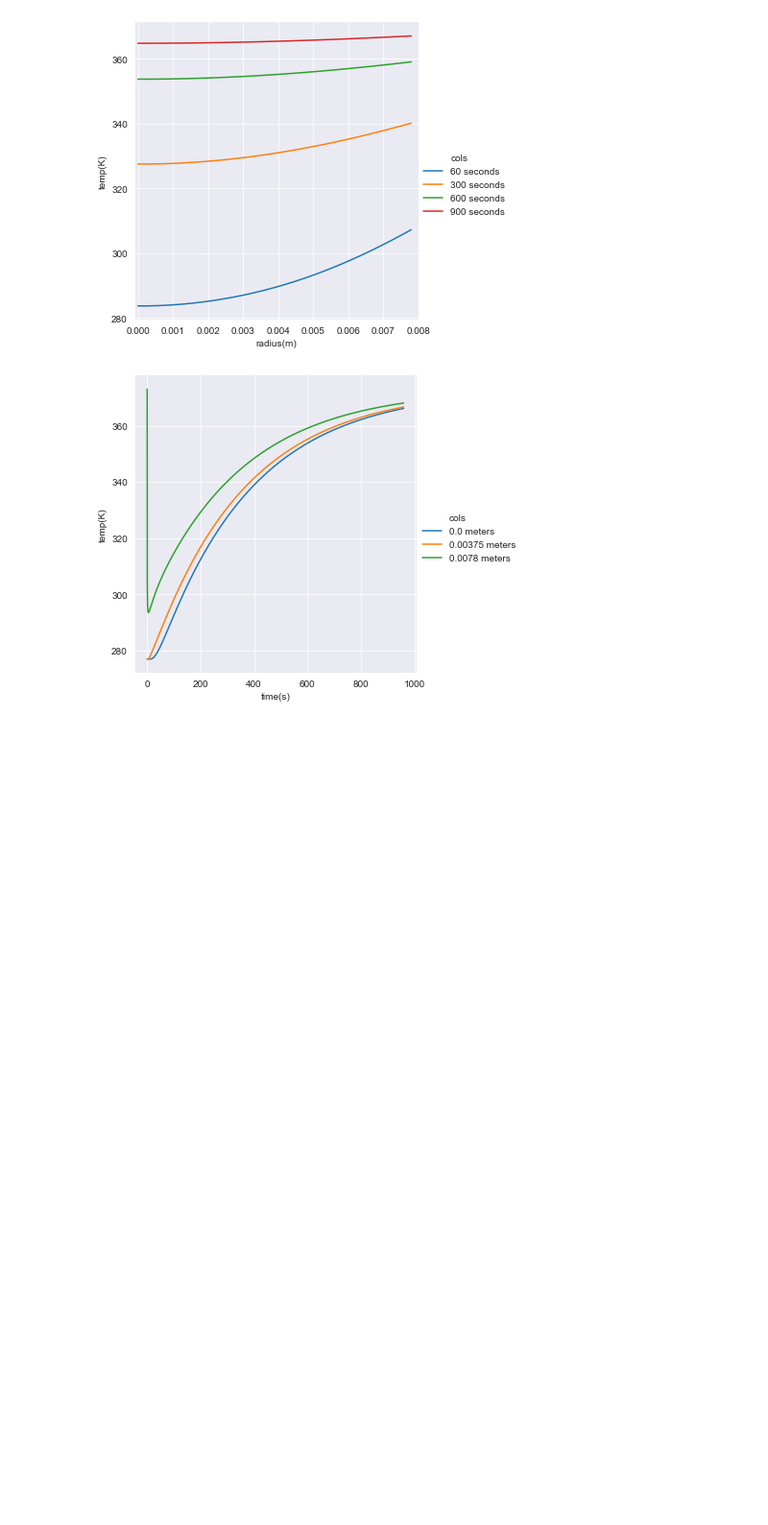
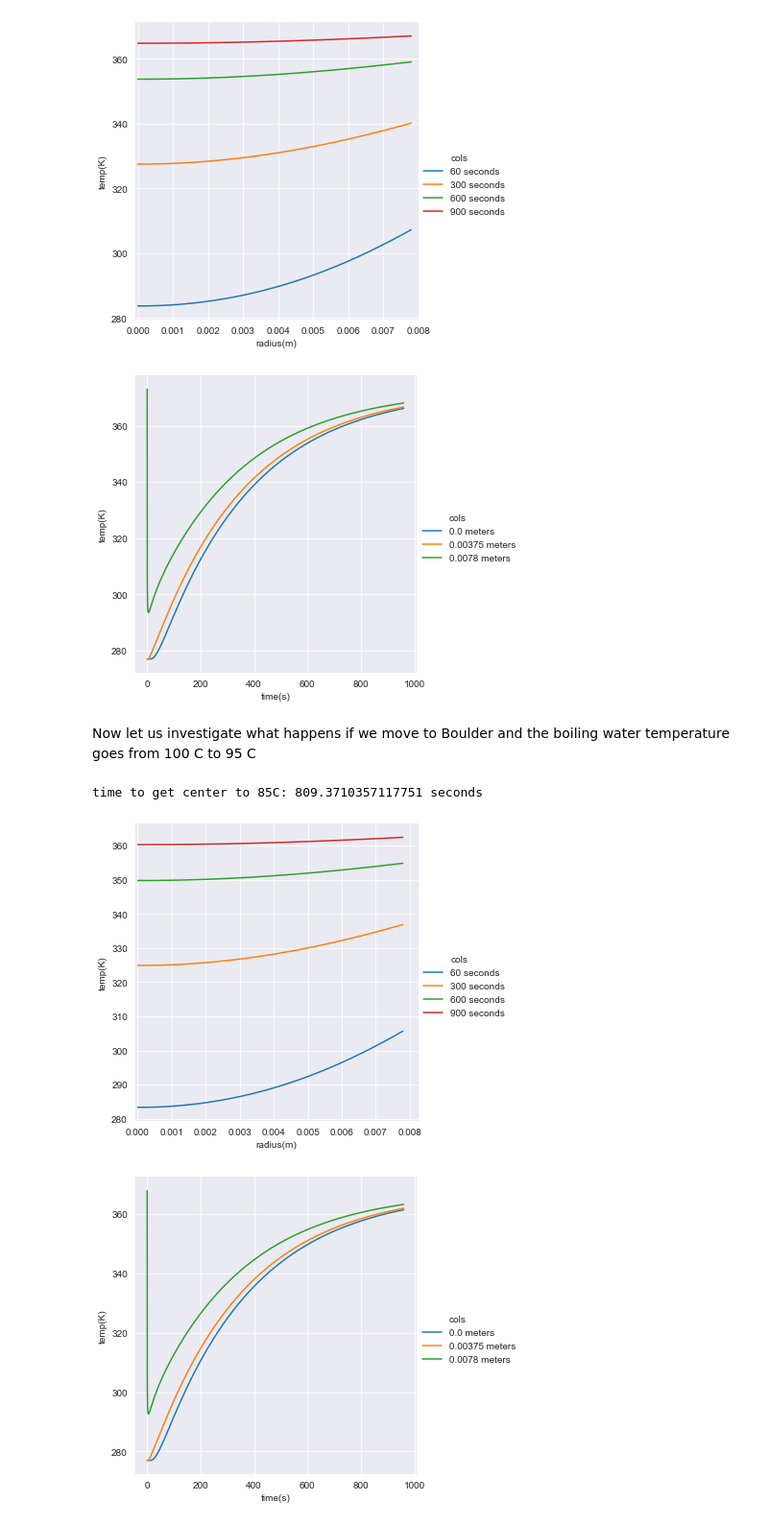
Before and after one commit to jmox0351/vegitarian_binder, a Jupyter notebook: Veg_binder.ipynb, the cells around one changed output. Shown at 96% size. Cells and saved outputs as stored; diff of their text form; code cells hidden in the pictures; blank space fills up the shorter version.

```diff
--- a/Veg_binder.ipynb
+++ b/Veg_binder.ipynb
@@ -46,5 +46,13 @@ def cookIt(rad, deltaR, h, k, cp, rho, fridgeTemp, waterTemp, totTime):
     return(pd.DataFrame(data))
 # %% [markdown]
 Now that we have our function defined we can use the physical data provided in the problem statement to generate the temperature at each time step out to 16 minutes with 25 evenly spaced points. Please note that all units are in SI base units, meters, seconds, Kelvin, ect.
+# %%
+def cookTime(data, alpha, dr):
+    for i in range(0, data.shape[0]):
+        if(data.iloc[i,-1]>358):
+            print('time to get center to 85C:', timeDelta(alpha, dr)*i, 'seconds')
+            break
 # %%
 df1 = cookIt(0.0075, 0.0075/25, 50, 0.569, 1029, 3810, 277, 373, 16*60)
+alpha = 0.569/(1029*3810)
+cookTime(df1, alpha, 0.0075/25)
@@ -65,7 +75,7 @@ def graphIt(data, rad, k, cp, rho, times, radii):
     sns.set_style('darkgrid')
     g = sns.relplot(data = df1, x = 'radius(m)', y = 'temp(K)', hue = 'cols', kind = 'line')
     axes = plt.gca()
-    axes.set_xlim([-0.0001,0.008])
+    axes.set_xlim([-0.0001,rad*1.1])
 
     timePoints = np.linspace(0, deltaT*(data.shape[0]-1), data.shape[0])
     df2 = pd.DataFrame({'time(s)': timePoints}) #dataframe for time vs. temp
@@ -83,3 +93,13 @@ graphIt(df1, 0.0075, 0.569,1029,3810, np.array([60,300,600,900]), np.array([0.0,
 # %% [output]
 [figure]
 [figure]
+# %% [markdown]
+Now let us investigate what happens if we move to Boulder and the boiling water temperature goes from 100 C to 95 C
+# %%
+df2 = cookIt(0.0075, 0.0075/25, 50, 0.569, 1029, 3810, 277, 368, 16*60)
+cookTime(df2, alpha, 0.0075/25)
+graphIt(df2, 0.0075, 0.569,1029,3810, np.array([60,300,600,900]), np.array([0.0,0.0075*0.5,0.0075*(1+1/25)]))
+# %% [output]
+time to get center to 85C: 809.3710357117751 seconds
+[figure, added]
+[figure, added]
```
Also changed, not shown: parts of 11 cells of this notebook.
